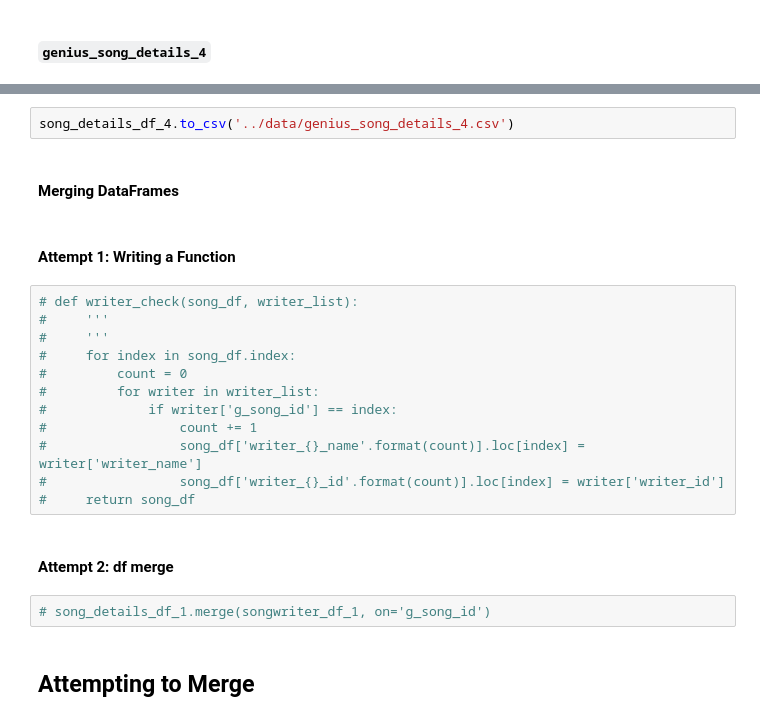
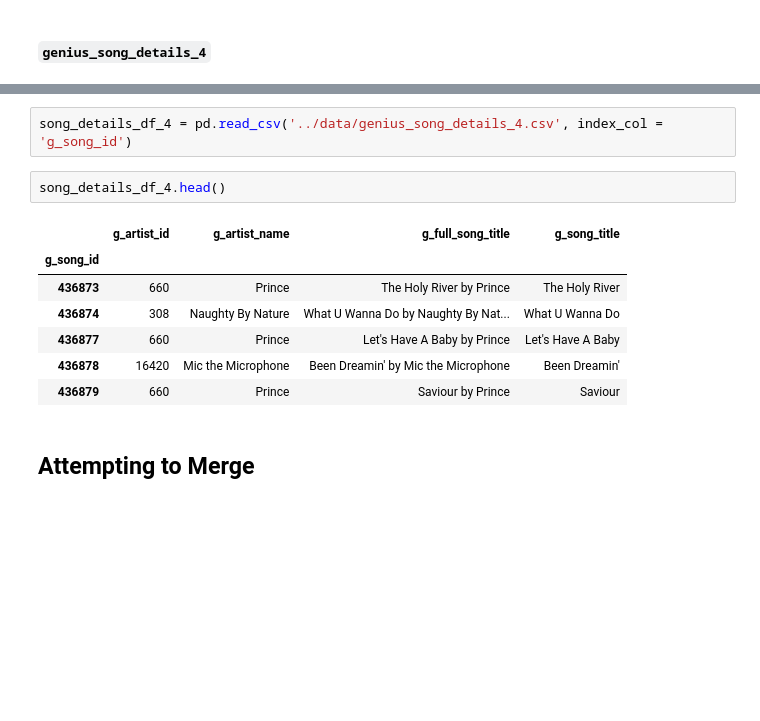
Before and after one commit to jonjohnsontc/songwriter-graph, a Jupyter notebook: notebooks/matching_genius_spotify.ipynb, the cells around one changed output, grey strips where cells are left out. Drawn from its saved outputs; the diff is of its cells as text; blank space fills up the shorter version.

```diff
--- a/notebooks/matching_genius_spotify.ipynb
+++ b/notebooks/matching_genius_spotify.ipynb
@@ -246,25 +270,15 @@ song_details_df_4.shape
 # %%
-song_details_df_4.to_csv('../data/genius_song_details_4.csv')
+song_details_df_4 = pd.read_csv('../data/genius_song_details_4.csv', index_col = 'g_song_id')
-# %% [markdown]
-#### Merging DataFrames
-# %% [markdown]
-#### Attempt 1: Writing a Function
-# %%
-# def writer_check(song_df, writer_list):
-#     '''
-#     '''
-#     for index in song_df.index:
-#         count = 0
-#         for writer in writer_list:
-#             if writer['g_song_id'] == index:
-#                 count += 1
-#                 song_df['writer_{}_name'.format(count)].loc[index] = writer['writer_name']
-#                 song_df['writer_{}_id'.format(count)].loc[index] = writer['writer_id']
-#     return song_df
-# %% [markdown]
-#### Attempt 2: df merge
-# %%
-# song_details_df_1.merge(songwriter_df_1, on='g_song_id')
+# %%
+song_details_df_4.head()
+# %% [output]
+|  | g_artist_id | g_artist_name | g_full_song_title | g_song_title |
+| g_song_id |  |  |  |  |
+| 436873 | 660 | Prince | The Holy River by Prince | The Holy River |
+| 436874 | 308 | Naughty By Nature | What U Wanna Do by Naughty By Nat... | What U Wanna Do |
+| 436877 | 660 | Prince | Let's Have A Baby by Prince | Let's Have A Baby |
+| 436878 | 16420 | Mic the Microphone | Been Dreamin' by Mic the Microphone | Been Dreamin' |
+| 436879 | 660 | Prince | Saviour by Prince | Saviour |
 # %% [markdown]
 ## Attempting to Merge
 # %% [markdown]
```
Also changed, not shown: parts of 77 cells of this notebook, 10 other files.
